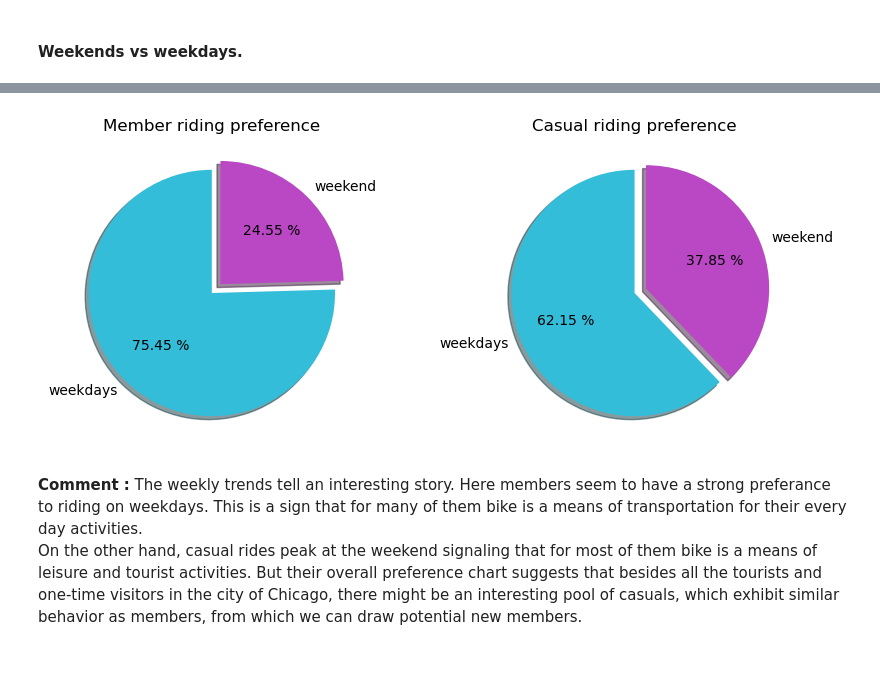
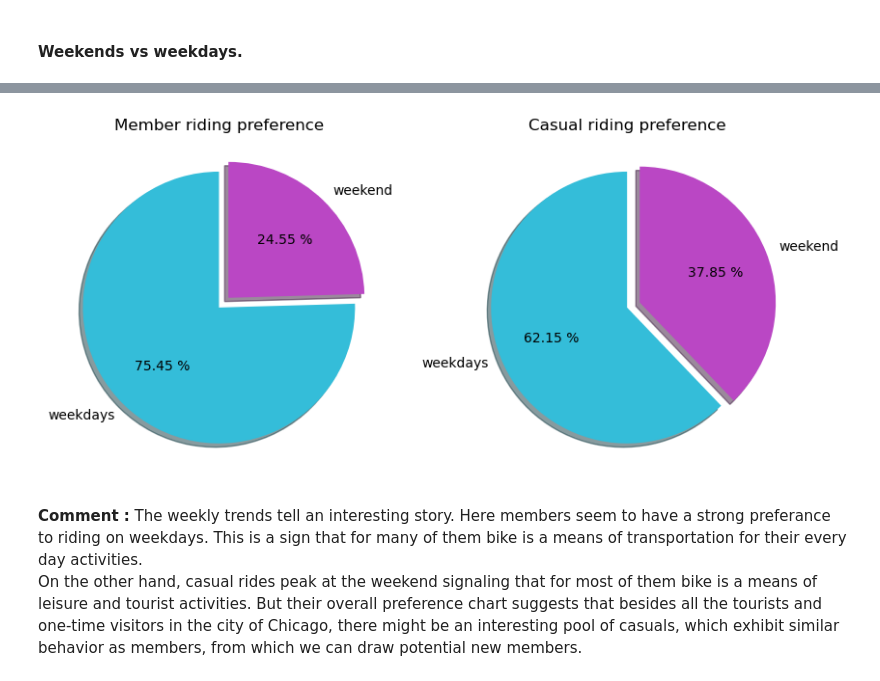
Before and after one commit to ntinasf/Personal-Project-DA, a Jupyter notebook: analysis.ipynb, the cells around one changed output, grey strips where cells are left out. Saved outputs shown, nothing was run; the diff lists cells and outputs as text; code cells hidden in the pictures.

```diff
--- a/analysis.ipynb
+++ b/analysis.ipynb
@@ -190,35 +190,35 @@ c_w = round(weekend_c.shape[0] / G.c_rides, 4) * 100
 c_m = round(weekday_c.shape[0] / G.c_rides, 4) * 100
 
 proportions = pd.DataFrame([[m_m, m_w],
                             [c_m, c_w] ],
                             index=[G.m, G.c],
                             columns=['weekday', 'weekend'])
 
-fig, (ax1, ax2) = plt.subplots(1, 2, figsize=(10, 4), dpi=100)
+fig, (ax1, ax2) = plt.subplots(1, 2, figsize=(10, 6), dpi=100)
 
 ax1.pie(proportions.loc[G.m],
         labels=['weekdays', 'weekend'],
         colors=['#34bdd9', '#ba47c4'],
         autopct='%.2f %%',
         explode=[0, 0.1],
         startangle=90,
         shadow=True
         )
 ax1.set_title('Member riding preference')
 
 ax2.pie(proportions.loc[G.c],
         labels=['weekdays', 'weekend'],
         colors=['#34bdd9', '#ba47c4'],
         autopct='%.2f %%',
         explode=[0, 0.1],
         startangle=90,
         shadow=True)
 ax2.set_title('Casual riding preference')
 
 #plt.savefig('preference.png')
 plt.show()
 # %% [output]
-[figure, old version]
+[figure, new version]
 # %% [markdown]
 **Comment :** The weekly trends tell an interesting story. Here members seem to have a strong preferance to riding on weekdays. This is a sign that for many of them bike is a means of transportation for their every day activities. <br>
 On the other hand, casual rides peak at the weekend signaling that for most of them bike is a means of leisure and tourist activities. But their overall preference chart suggests that besides all the tourists and one-time visitors in the city of Chicago, there might be an interesting pool of casuals, which exhibit similar behavior as members, from which we can draw potential new members.
```
Also changed, not shown: parts of 4 cells of this notebook, 8 other files.
